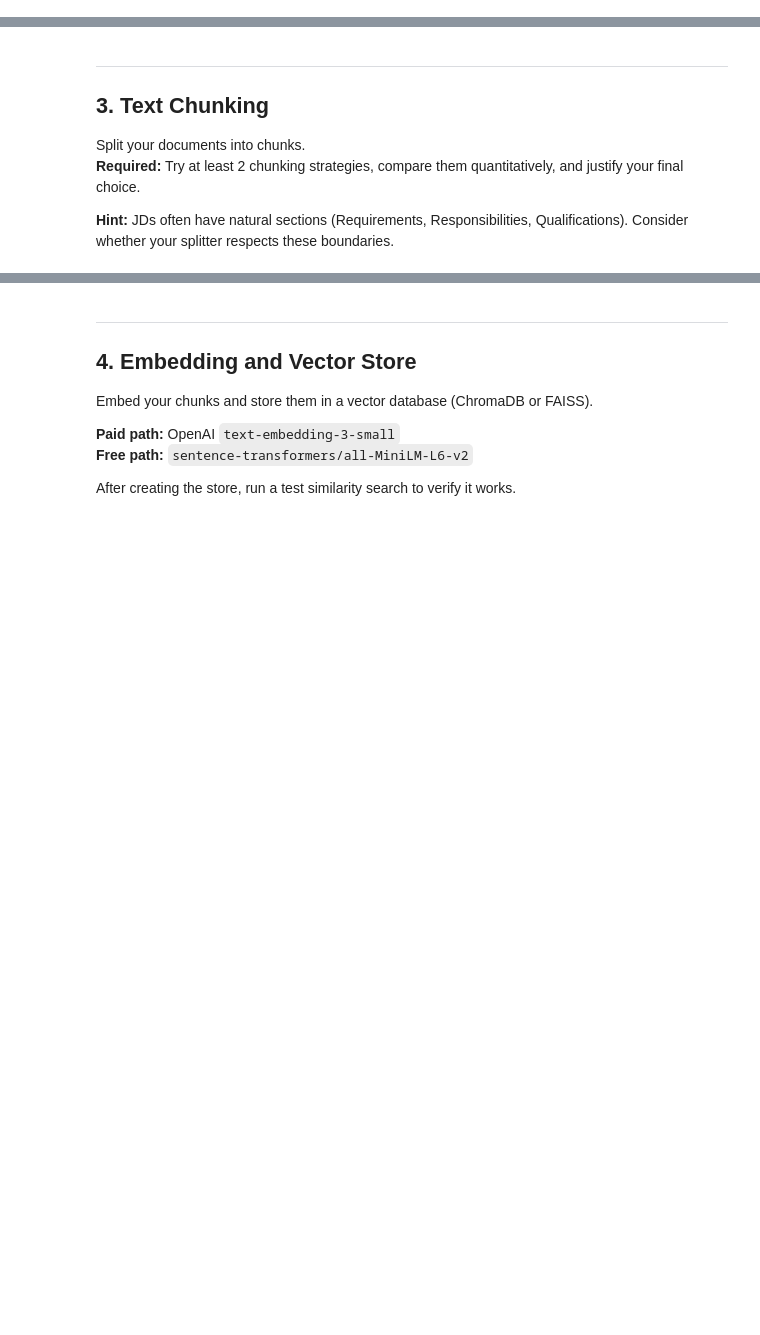
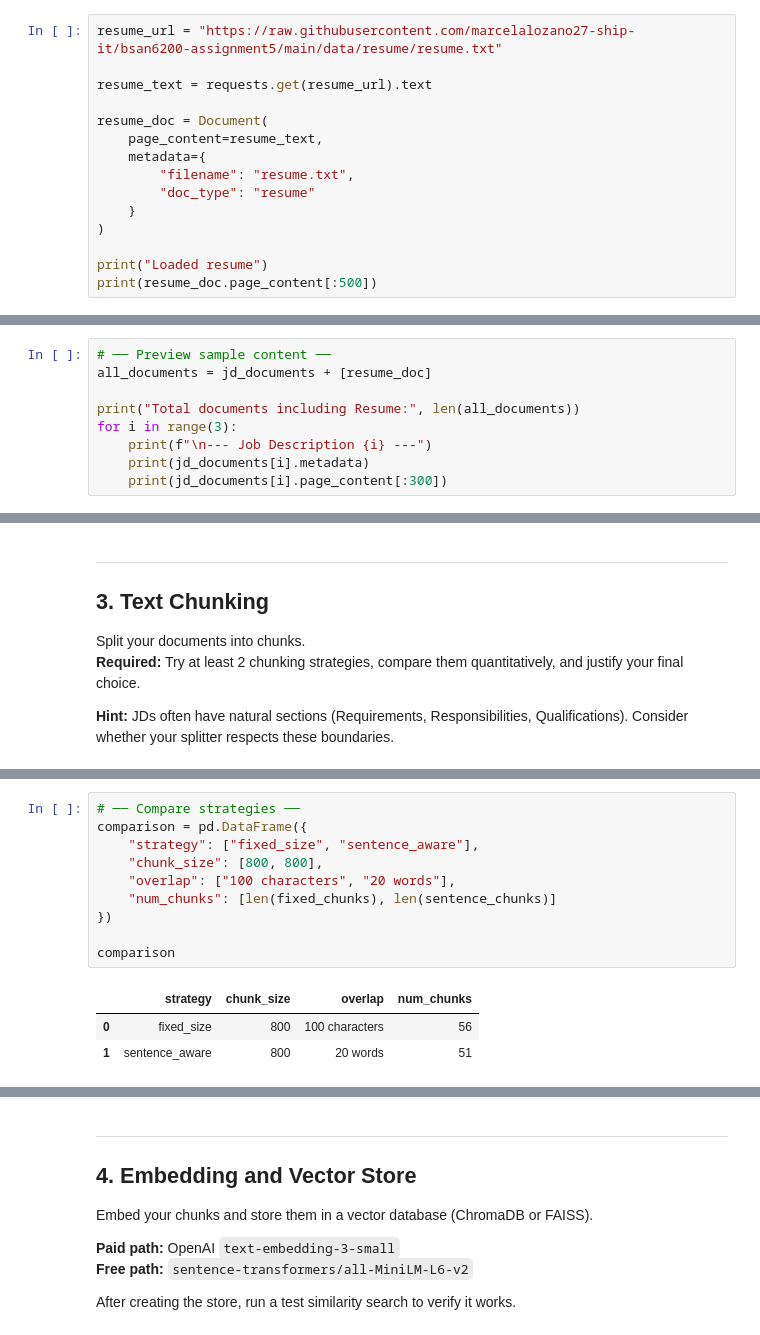
Before and after one commit to marcelalozano27-ship-it/bsan6200-assignment5, a Jupyter notebook: Colab Notebook/Assignment_5_OptionB_Job_Fit_Starter.ipynb, the cells around one changed output, grey strips where cells are left out. Cells and saved outputs as stored; diff of their text form; blank space fills up the shorter version.

```diff
--- a/Colab Notebook/Assignment_5_OptionB_Job_Fit_Starter.ipynb
+++ b/Colab Notebook/Assignment_5_OptionB_Job_Fit_Starter.ipynb
@@ -120,0 +125,15 @@ T
+# %%
+resume_url = "https://raw.githubusercontent.com/marcelalozano27-ship-it/bsan6200-assignment5/main/data/resume/resume.txt"
+
+resume_text = requests.get(resume_url).text
+
+resume_doc = Document(
+    page_content=resume_text,
+    metadata={
+        "filename": "resume.txt",
+        "doc_type": "resume"
+    }
+)
+
+print("Loaded resume")
+print(resume_doc.page_content[:500])
@@ -120,0 +158,9 @@ T
+# %%
+# ── Preview sample content ──
+all_documents = jd_documents + [resume_doc]
+
+print("Total documents including Resume:", len(all_documents))
+for i in range(3):
+    print(f"\n--- Job Description {i} ---")
+    print(jd_documents[i].metadata)
+    print(jd_documents[i].page_content[:300])
@@ -141,0 +278,14 @@ Split your documents into chunks.
+# %%
+# ── Compare strategies ──
+comparison = pd.DataFrame({
+    "strategy": ["fixed_size", "sentence_aware"],
+    "chunk_size": [800, 800],
+    "overlap": ["100 characters", "20 words"],
+    "num_chunks": [len(fixed_chunks), len(sentence_chunks)]
+})
+
+comparison
+# %% [output]
+|  | strategy | chunk_size | overlap | num_chunks |
+| 0 | fixed_size | 800 | 100 characters | 56 |
+| 1 | sentence_aware | 800 | 20 words | 51 |
```
Also changed, not shown: parts of 13 cells of this notebook.
